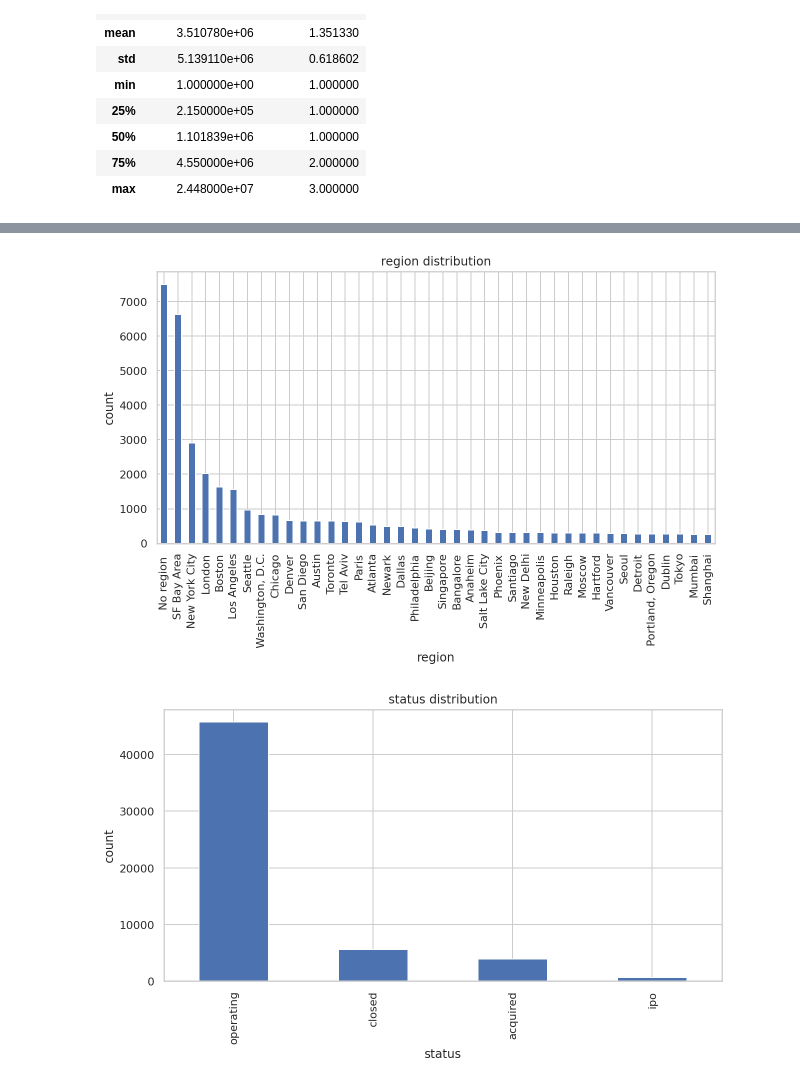
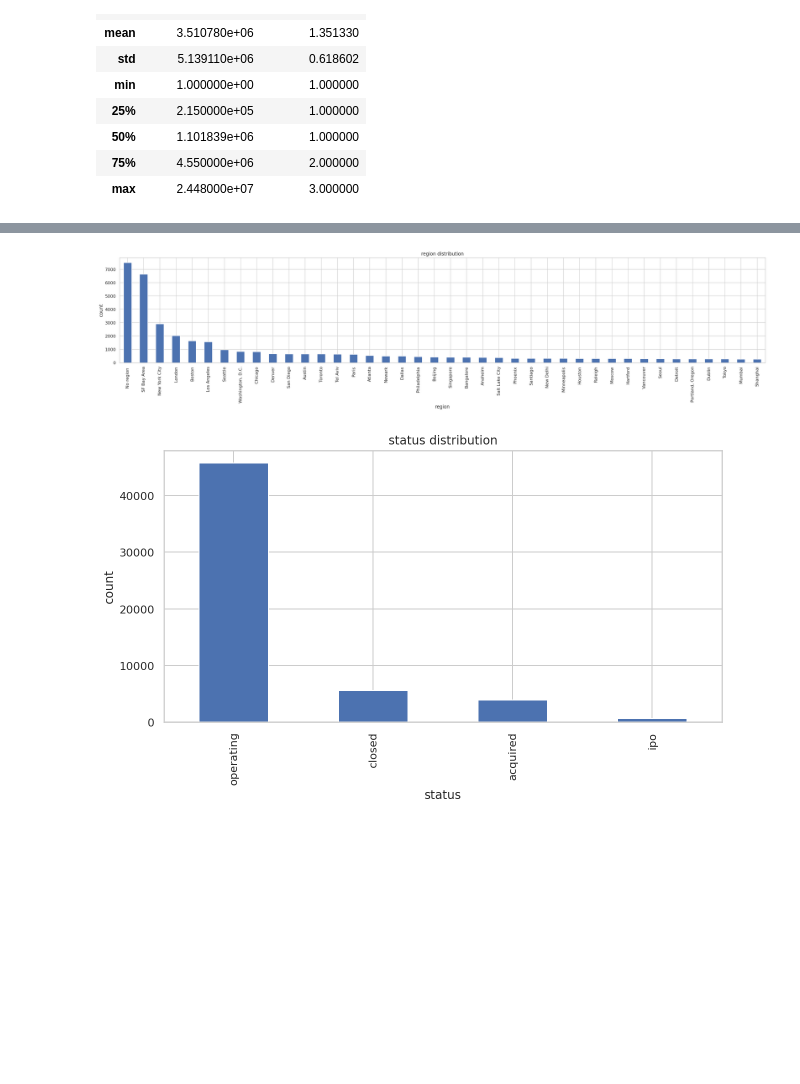
Before and after one commit to NileshCT/EDA_PROJECT, a Jupyter notebook: EDA_Project.ipynb, the cells around one changed output, grey strips where cells are left out. Saved outputs shown, nothing was run; the diff lists cells and outputs as text; code cells hidden in the pictures; blank space fills up the shorter version.

```diff
--- a/EDA_Project.ipynb
+++ b/EDA_Project.ipynb
@@ -514,10 +523,10 @@ plt.xlabel('city');
 # %%
-info.region.value_counts().nlargest(40).plot(kind='bar', figsize=(10,5))
+info.region.value_counts().nlargest(40).plot(kind='bar', figsize=(30,5))
 plt.title("region distribution")
 plt.ylabel('count')
 plt.xlabel('region');
 # %% [output]
-[figure, old version]
+[figure, new version]
 # %%
 info.status.value_counts().nlargest(40).plot(kind='bar', figsize=(10,5))
 plt.title("status distribution")
```
Also changed, not shown: parts of 27 cells of this notebook.
